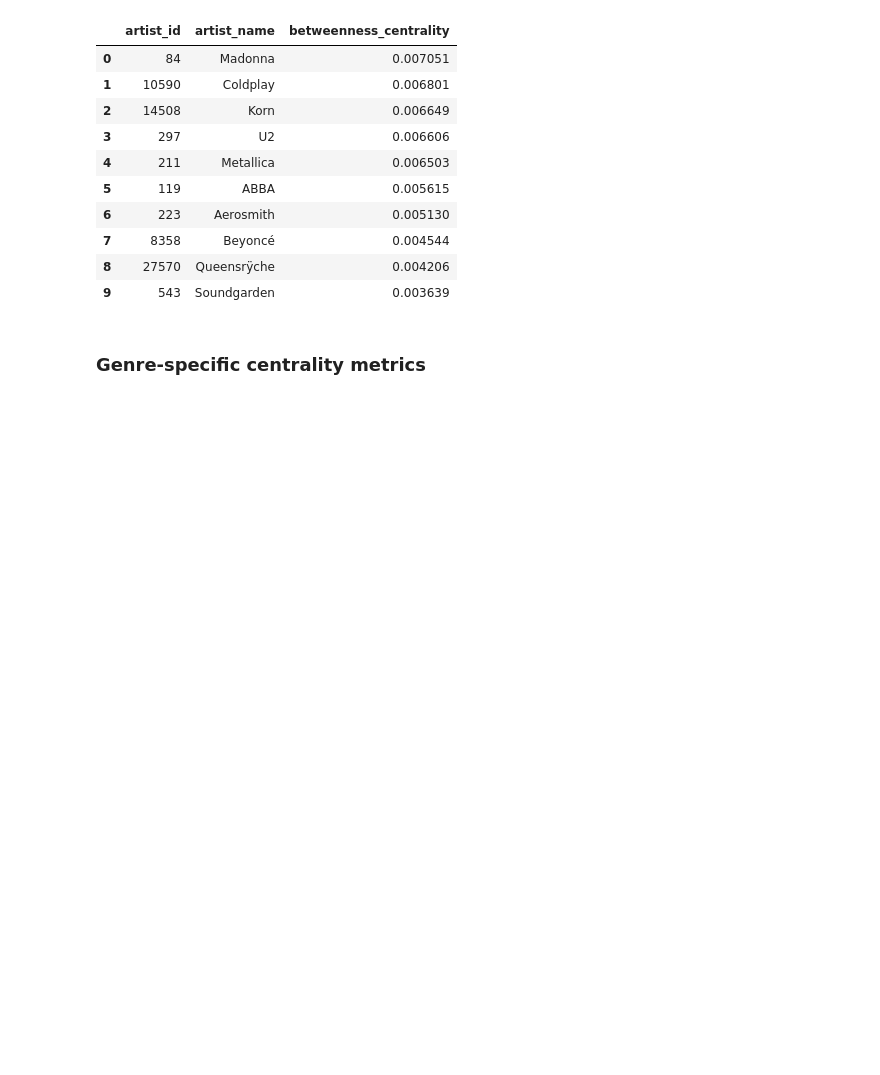
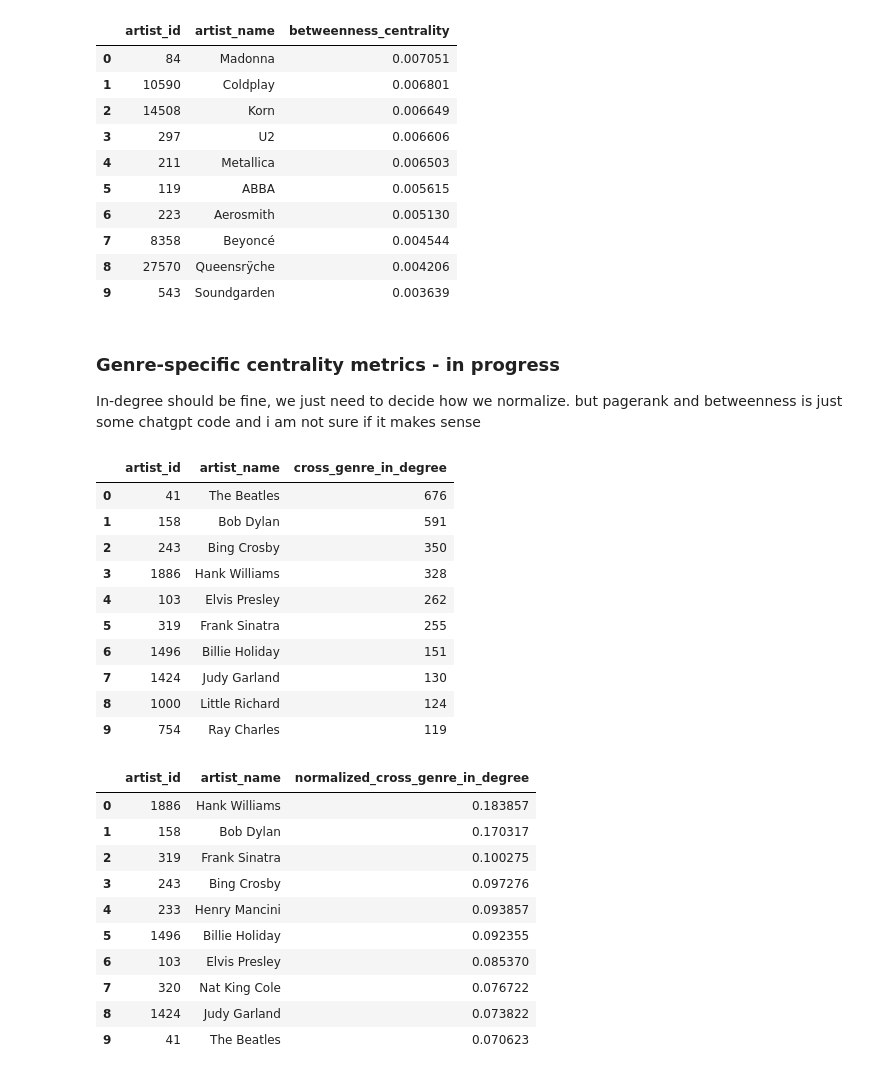
Before and after one commit to freiraum-bq/Music_Project, a Jupyter notebook: python/integrated.ipynb, the cells around one changed output. Drawn from its saved outputs; the diff is of its cells as text; code cells hidden in the pictures; blank space fills up the shorter version.

```diff
--- a/python/integrated.ipynb
+++ b/python/integrated.ipynb
@@ -699,4 +728,82 @@ betweenness_ment_df
 | 8 | 27570 | Queensrÿche | 0.004206 |
 | 9 | 543 | Soundgarden | 0.003639 |
 # %% [markdown]
-### Genre-specific centrality metrics
+### Genre-specific centrality metrics - in progress
+In-degree should be fine, we just need to decide how we normalize.
+but pagerank and betweenness is just some chatgpt code and i am not sure if it makes sense
+# %%
+def genres_similar(genres1, genres2, threshold=0.5):
+    """Return True if overlap ratio >= threshold, else False."""
+    set1, set2 = set(genres1), set(genres2)
+    if not set1 or not set2:
+        return False
+    overlap = len(set1.intersection(set2))
+    overlap_ratio = overlap / max(len(set1), len(set2))
+    return overlap_ratio >= threshold
+
+cross_genre_in_degree = {}
+
+for node in G_covered.nodes():
+    node_genres = G_covered.nodes[node].get('genres')
+
+    # Check if pred_genres is None or empty (list/Series)
+    if not node_genres:
+        continue
+
+    # sum in-degree edges from nodes with sufficiently different genres
+    cross_in_degree = 0
+    for pred in G_covered.predecessors(node):
+        pred_genres = G_covered.nodes[pred].get('genres')
+
+        if not pred_genres:
+            continue
+
+        if not genres_similar(node_genres, pred_genres):
+            # weighted in-degree edge if weight attribute exists, else count 1
+            weight = G_covered[pred][node].get('weight', 1)
+            cross_in_degree += weight
+
+    cross_genre_in_degree[node] = cross_in_degree
+
+# Optional normalization by total in-degree (weighted)
+# Set minimum threshold for total in-degree to consider normalization valid
+min_total_in_degree = 1000
+
+normalized_cross_in_degree = {}
+for node, cross_val in cross_genre_in_degree.items():
+    total_in_degree = sum(G_covered[pred][node].get('weight', 1) for pred in G_covered.predecessors(node))
+    if total_in_degree >= min_total_in_degree:
+        normalized_cross_in_degree[node] = cross_val / total_in_degree
+    else:
+        normalized_cross_in_degree[node] = 0  # or np.nan if you want to mark it as missing
+
+# Display top 10 cross-genre in-degree (absolute)
+top_cross_in_degree_df = top_metric_df(cross_genre_in_degree, G_covered, 'cross_genre_in_degree')
+display(top_cross_in_degree_df)
+
+# Display top 10 normalized cross-genre in-degree
+top_norm_cross_in_degree_df = top_metric_df(normalized_cross_in_degree, G_covered, 'normalized_cross_genre_in_degree')
+display(top_norm_cross_in_degree_df)
+# %% [output]
+|  | artist_id | artist_name | cross_genre_in_degree |
+| 0 | 41 | The Beatles | 676 |
+| 1 | 158 | Bob Dylan | 591 |
+| 2 | 243 | Bing Crosby | 350 |
+| 3 | 1886 | Hank Williams | 328 |
+| 4 | 103 | Elvis Presley | 262 |
+| 5 | 319 | Frank Sinatra | 255 |
+| 6 | 1496 | Billie Holiday | 151 |
+| 7 | 1424 | Judy Garland | 130 |
+| 8 | 1000 | Little Richard | 124 |
+| 9 | 754 | Ray Charles | 119 |
+|  | artist_id | artist_name | normalized_cross_genre_in_degree |
+| 0 | 1886 | Hank Williams | 0.183857 |
+| 1 | 158 | Bob Dylan | 0.170317 |
+| 2 | 319 | Frank Sinatra | 0.100275 |
+| 3 | 243 | Bing Crosby | 0.097276 |
+| 4 | 233 | Henry Mancini | 0.093857 |
+| 5 | 1496 | Billie Holiday | 0.092355 |
+| 6 | 103 | Elvis Presley | 0.085370 |
+| 7 | 320 | Nat King Cole | 0.076722 |
+| 8 | 1424 | Judy Garland | 0.073822 |
+| 9 | 41 | The Beatles | 0.070623 |
```
Also changed, not shown: parts of 5 cells of this notebook.
